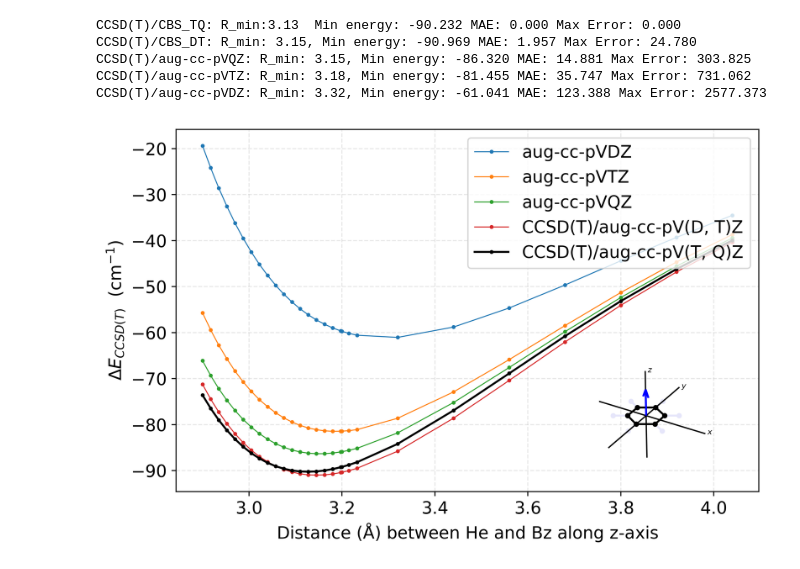
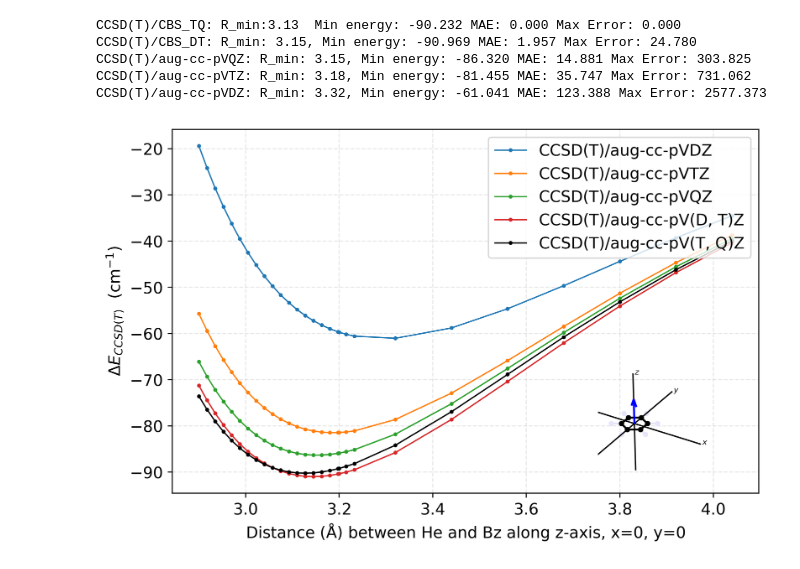
Before and after one commit to DelMaestroGroup/papers-code-HeBenzene, a Jupyter notebook: src/CC_CP_CBS_(0,0,z).ipynb, the cells around one changed output. Saved outputs shown, nothing was run; the diff lists cells and outputs as text; code cells hidden in the pictures.

Commit message:
All Plots

```diff
--- a/src/CC_CP_CBS_(0,0,z).ipynb
+++ b/src/CC_CP_CBS_(0,0,z).ipynb
@@ -229,11 +229,7 @@ CCSD(T)/aug-cc-pVQZ: R_min: 3.15, Min energy: -86.320 MAE: 14.881 Max Error: 303
 CCSD(T)/aug-cc-pVTZ: R_min: 3.18, Min energy: -81.455 MAE: 35.747 Max Error: 731.062
 CCSD(T)/aug-cc-pVDZ: R_min: 3.32, Min energy: -61.041 MAE: 123.388 Max Error: 2577.373
 # %%
-from helplers.he_bz_pes_plot import (
-    set_pub_style,
-    plot_curves_on_axis,
-    plot_inset_benzene,
-)
+from helplers.he_bz_pes_plot import *
 import matplotlib.pyplot as plt
 
 
@@ -257,50 +253,50 @@ LINE_WIDTH = 0.75
 basis_set_curves = [
     {
         "y_data": aug_cc_pVDZ[data_slice],
-        "label": "aug-cc-pVDZ",
+        "label": "CCSD(T)/aug-cc-pVDZ",
         "linewidth": LINE_WIDTH,
     },
     {
         "y_data": aug_cc_pVTZ[data_slice],
-        "label": "aug-cc-pVTZ",
+        "label": "CCSD(T)/aug-cc-pVTZ",
         "linewidth": LINE_WIDTH,
     },
     {
         "y_data": aug_cc_pVQZ[data_slice],
-        "label": "aug-cc-pVQZ",
+        "label": "CCSD(T)/aug-cc-pVQZ",
         "linewidth": LINE_WIDTH,
     },
     {
         "y_data": cbs_dt[data_slice],
         "label": "CCSD(T)/aug-cc-pV(D, T)Z",
         "linewidth": LINE_WIDTH,
     },
     {
         "y_data": cbs_tq[data_slice],
         "label": "CCSD(T)/aug-cc-pV(T, Q)Z",
         "linewidth": LINE_WIDTH * 2,
         "color": "black",
     },
 ]
 
 
-set_pub_style(font_size=13)
+set_pub_style()
 
 _, ax = plt.subplots(figsize=(8, 5), dpi=500)
 
 
 plot_curves_on_axis(
     ax,
     plot_distances,
     basis_set_curves,
-    r"Distance ($\mathrm{\AA}$) between He and Bz along z-axis",
+    r"Distance ($\mathrm{\AA}$) between He and Bz along z-axis, x=0, y=0",
     r"$\Delta E_{CCSD(T)}$" + f"  ({energy_unit[1]})",
 )
 
-quiver_args = (0, 0.01, 0, 0, 0, 6)
+quiver_args = (0, 0.01, 0, 0, 0, 8)
 inset_position = [0.65, 0.05, 0.4, 0.4]
 plot_inset_benzene(ax, inset_position, *quiver_args)
 
 plt.show()
 # %% [output]
-[figure, old version]
+[figure, new version]
```
Also changed, not shown: 9 other files.
